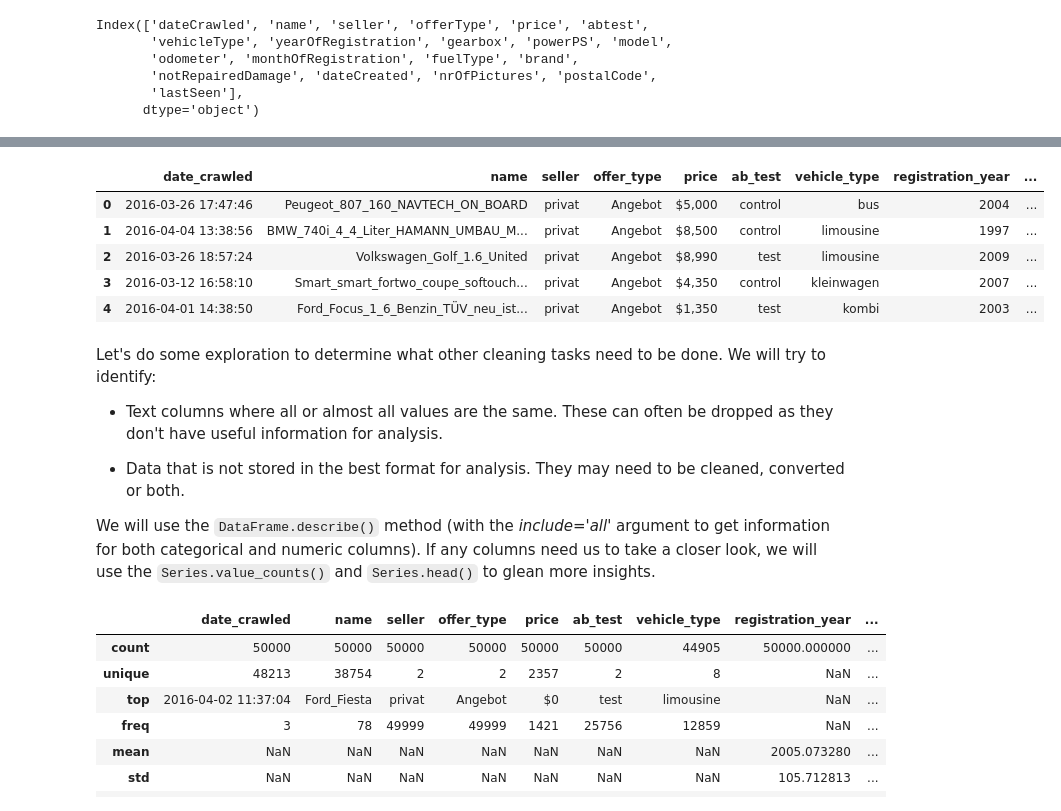
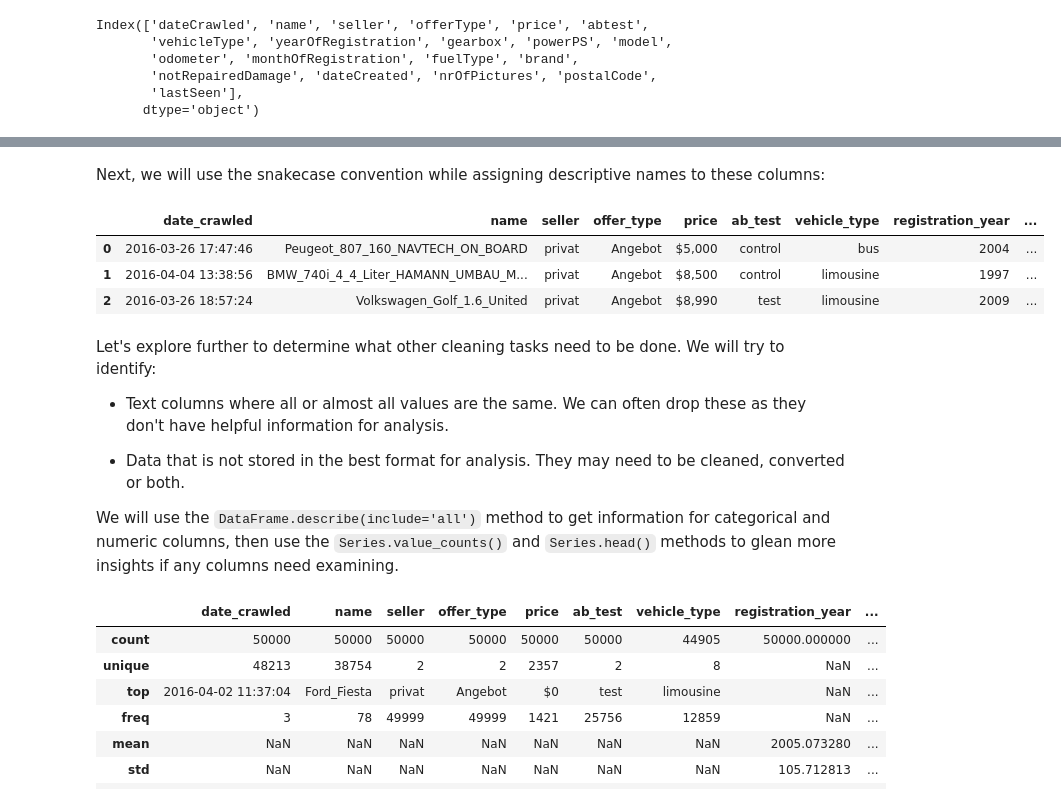
Before and after one commit to Lippins/Ebay_car_sales, a Jupyter notebook: notebook.ipynb, the cells around one changed output, grey strips where cells are left out. Cells and saved outputs as stored; diff of their text form; code cells hidden in the pictures.

```diff
--- a/notebook.ipynb
+++ b/notebook.ipynb
@@ -131,25 +135,25 @@ We will start by converting the column names from camelcase to snakecase. Next,
+# %% [markdown]
+Next, we will use the snakecase convention while assigning descriptive names to these columns:
 # %%
 autos.columns = ['date_crawled', 'name', 'seller', 'offer_type', 'price', 'ab_test',
                'vehicle_type', 'registration_year', 'gear_box', 'powerPS', 'model',
                'odometer', 'registration_month', 'fuel_type', 'brand',
                'unrepaired_damage', 'ad_created', 'num_pictures', 'postal_code',
                'last_seen']
-autos.head()
+autos.head(3)
 # %% [output]
 |  | date_crawled | name | seller | offer_type | price | ab_test | vehicle_type | registration_year | ... |
 | 0 | 2016-03-26 17:47:46 | Peugeot_807_160_NAVTECH_ON_BOARD | privat | Angebot | $5,000 | control | bus | 2004 | ... |
 | 1 | 2016-04-04 13:38:56 | BMW_740i_4_4_Liter_HAMANN_UMBAU_M... | privat | Angebot | $8,500 | control | limousine | 1997 | ... |
 | 2 | 2016-03-26 18:57:24 | Volkswagen_Golf_1.6_United | privat | Angebot | $8,990 | test | limousine | 2009 | ... |
-| 3 | 2016-03-12 16:58:10 | Smart_smart_fortwo_coupe_softouch... | privat | Angebot | $4,350 | control | kleinwagen | 2007 | ... |
-| 4 | 2016-04-01 14:38:50 | Ford_Focus_1_6_Benzin_TÜV_neu_ist... | privat | Angebot | $1,350 | test | kombi | 2003 | ... |
 # %% [markdown]
-Let's do some exploration to determine what other cleaning tasks need to be done. We will try to identify:
+Let's explore further to determine what other cleaning tasks need to be done. We will try to identify:
 
-- Text columns where all or almost all values are the same. These can often be dropped as they don't have useful information for analysis.
+- Text columns where all or almost all values are the same. We can often drop these as they don't have helpful information for analysis.
 
 - Data that is not stored in the best format for analysis. They may need to be cleaned, converted or both.
 
-We will use the `DataFrame.describe()` method (with the _include='all'_ argument to get information for both categorical and numeric columns). If any columns need us to take a closer look, we will use the `Series.value_counts()` and `Series.head()` to glean more insights.
+We will use the `DataFrame.describe(include='all')` method to get information for categorical and numeric columns, then use the `Series.value_counts()` and `Series.head()` methods to glean more insights if any columns need examining.
 # %%
 autos.describe(include='all')
 # %% [output]
```
Also changed, not shown: parts of 70 cells of this notebook.
